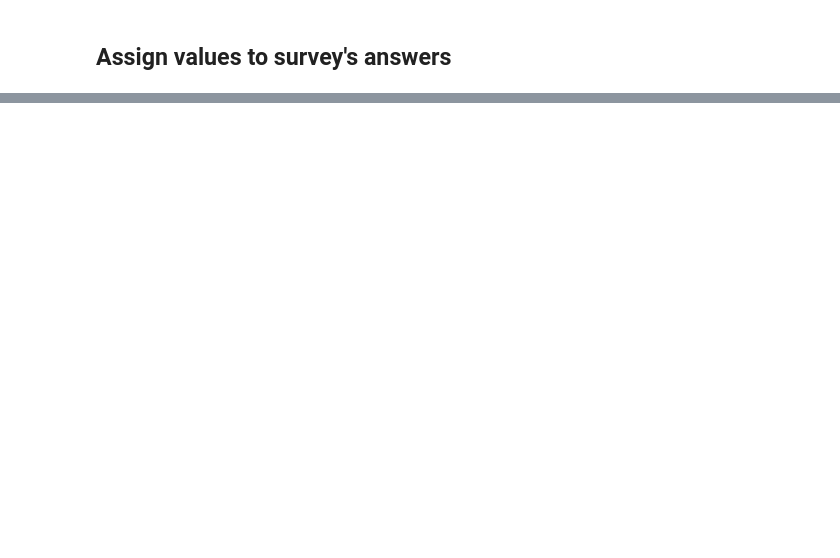
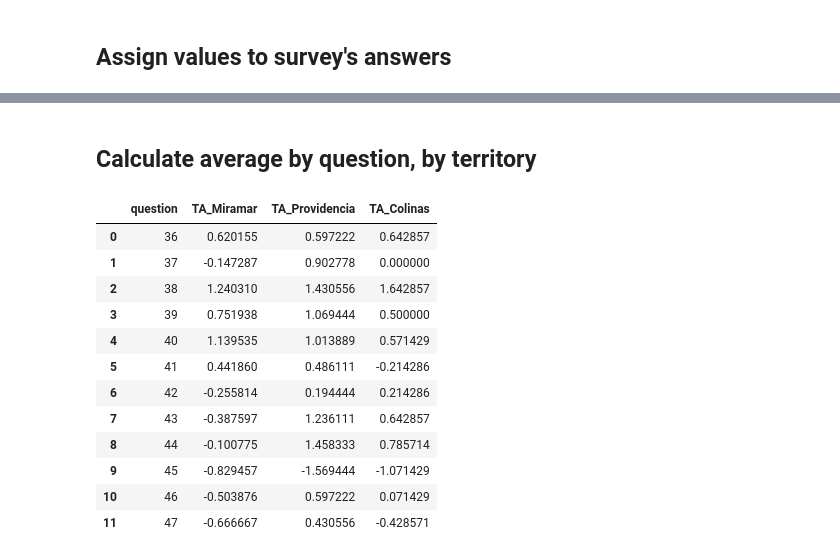
Before and after one commit to Observatorio-Ciudades/vref_walkability_index, a Jupyter notebook: notebooks/03_BT_01_Betas_v1.ipynb, the cells around one changed output, grey strips where cells are left out. Cells and saved outputs as stored; diff of their text form; code cells hidden in the pictures; blank space fills up the shorter version.

```diff
--- a/notebooks/03_BT_01_Betas_v1.ipynb
+++ b/notebooks/03_BT_01_Betas_v1.ipynb
@@ -182,0 +297,36 @@ surveys_f.head(5)
+# %% [markdown]
+## Calculate average by question, by territory
+# %%
+question_summary_df = pd.DataFrame()
+
+for territory in list(surveys_f.territory.unique()):
+
+    # Separate by territory
+    surveys_f_territory = surveys_f.loc[surveys_f.territory==territory].copy()
+
+    i = 0
+    for question in question_numbers:
+        # Calculate average for current question in current territory
+        question_avg = surveys_f_territory[question+'_value'].mean()
+
+        # Register average for current question in current territory
+        question_summary_df.loc[i,'question'] = question
+        question_summary_df.loc[i, territory] = question_avg
+
+        i+=1
+
+question_summary_df
+# %% [output]
+|  | question | TA_Miramar | TA_Providencia | TA_Colinas |
+| 0 | 36 | 0.620155 | 0.597222 | 0.642857 |
+| 1 | 37 | -0.147287 | 0.902778 | 0.000000 |
+| 2 | 38 | 1.240310 | 1.430556 | 1.642857 |
+| 3 | 39 | 0.751938 | 1.069444 | 0.500000 |
+| 4 | 40 | 1.139535 | 1.013889 | 0.571429 |
+| 5 | 41 | 0.441860 | 0.486111 | -0.214286 |
+| 6 | 42 | -0.255814 | 0.194444 | 0.214286 |
+| 7 | 43 | -0.387597 | 1.236111 | 0.642857 |
+| 8 | 44 | -0.100775 | 1.458333 | 0.785714 |
+| 9 | 45 | -0.829457 | -1.569444 | -1.071429 |
+| 10 | 46 | -0.503876 | 0.597222 | 0.071429 |
+| 11 | 47 | -0.666667 | 0.430556 | -0.428571 |
```
Also changed, not shown: parts of 11 cells of this notebook.
